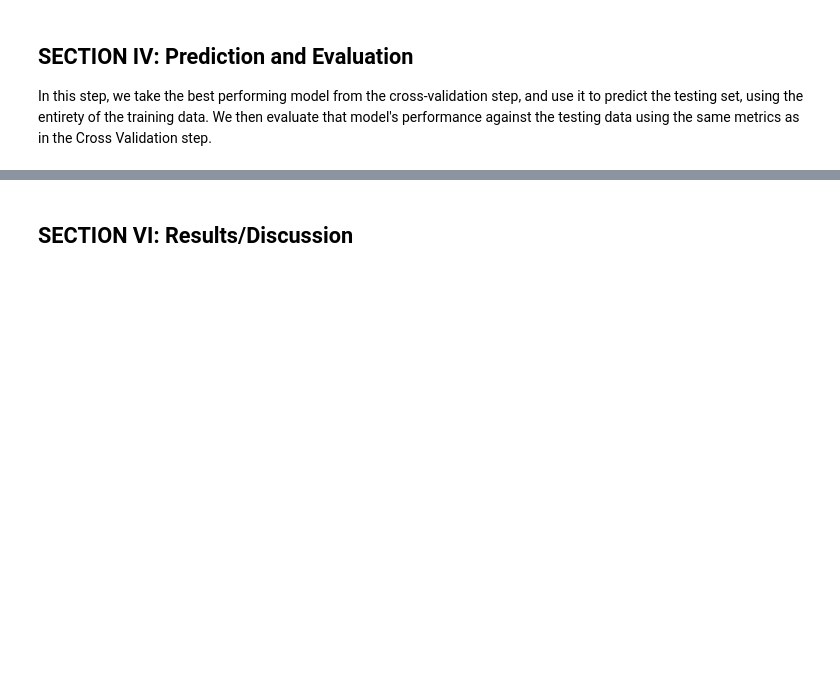
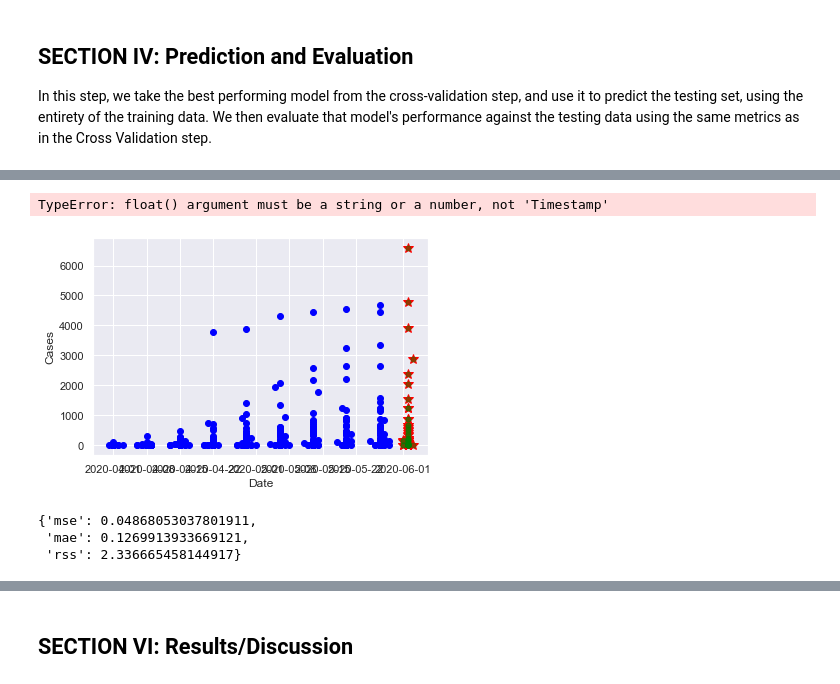
Before and after one commit to christi-liongson/covid_decarceration, a Jupyter notebook: analysis/prison_data_processing.ipynb, the cells around one changed output, grey strips where cells are left out. Drawn from its saved outputs; the diff is of its cells as text; code cells hidden in the pictures; blank space fills up the shorter version.

Commit message:
need to debug predictions, uploaded latest data from marshall project

```diff
--- a/analysis/prison_data_processing.ipynb
+++ b/analysis/prison_data_processing.ipynb
@@ -667,0 +664,31 @@ best_models
+# %%
+X_train, y_train, X_test, y_test = pha.normalize_prep_eval_data(train, test, 'total')
+model = MODELS[best_models['total']['model_type']]
+params = best_models['total']['params']
+# print(X_train)
+model.set_params(**best_params)
+total_features = FEATURES['total'] + states
+model.fit(X_train.loc[:, total_features].values, y_train)
+y_hat = model.predict(X_test.loc[:, total_features].values)
+# %% [output]
+TypeError: float() argument must be a string or a number, not 'Timestamp'
+# %%
+## Graphing the predicted data with the full data set
+plt.plot(X_train['as_of_date'], y_train, '.', color='blue', markersize=12)
+# Test data is in red
+plt.plot(X_test['as_of_date'], y_test, '*', color='red', markersize=10 )
+# Predicted model in green
+# y_hat2 = grid_model.predict(tmin)
+plt.plot(X_test['as_of_date'], y_hat,'o', color='green', alpha=0.4, markersize=5)
+# plt.xlim((-15,100))
+plt.xlabel('Date')
+plt.ylabel('Cases')
+plt.show()
+# %% [output]
+[figure, added]
+# %%
+pha.evaluate_model(y_test, y_hat, verbose=False)
+# %% [output]
+{'mse': 0.04868053037801911,
+ 'mae': 0.1269913933669121,
+ 'rss': 2.336665458144917}
```
Also changed, not shown: parts of 16 cells of this notebook, 2 other files.
